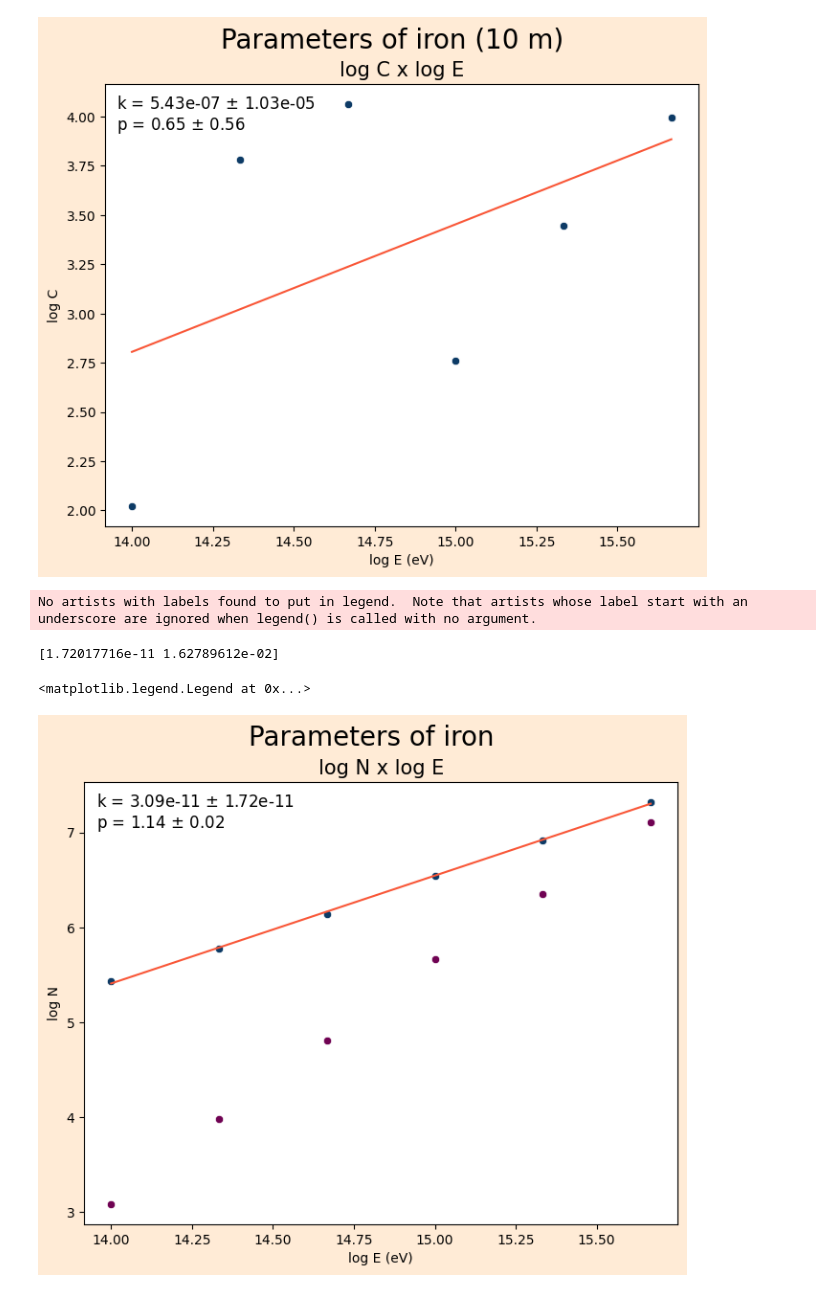
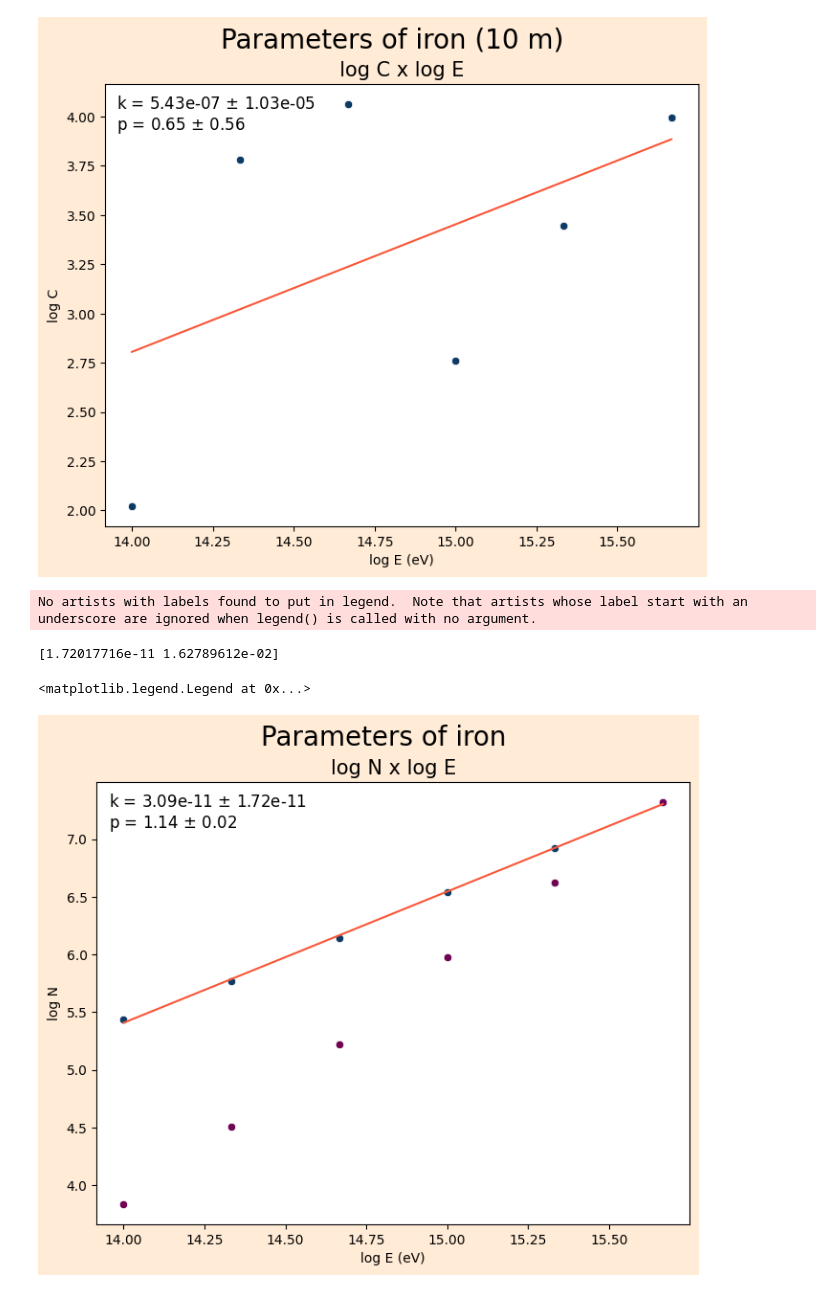
Before and after one commit to lucas-orfei/mestrado, a Jupyter notebook: parameters_10m.ipynb, the cells around one changed output. Drawn from its saved outputs; the diff is of its cells as text; code cells hidden in the pictures.

```diff
--- a/parameters_10m.ipynb
+++ b/parameters_10m.ipynb
@@ -146,7 +147,7 @@ a = [0.2577,0.5818,0.2917,0.4475,0.5048,0.561]
 b = [1.474,1.089,1.127,1.131,1.244,1.17]
 r0 = [2.58997e+04,953.2,1061,443.8,648.6,822,765.4]
 E = [1E14, 2.15E14, 4.64E14,1E15,2.15E15,4.64E15]
-D = [2.11947e-05,0.00608937,0.0763921,0.250482,1.73749,9.03232,54.1215]
+D = [4.44812e-05,0.00999383,0.10479,0.373978,2.42998,12.1496,68.2751]
 N_t = []
 N_s = []
 
@@ -371,7 +372,7 @@ shape: (6, 4)
 C = [48.24,148.9,419.5,2420,9926,7.903E4]
 r0 = [420.9,294.9,233.4,224.4, 287.3,474.6]
 E = [1E14, 2.15E14, 4.64E14,1E15,2.15E15,4.64E15]
-D = [0.0136873,0.0804352,0.265194,1.72513,5.66541,26.6964]
+D = [0.0223983,0.11818,0.4136,2.47644,8.05357,35.6098]
 N_t = []
 N_s = []
 
@@ -591,7 +592,8 @@ shape: (6, 4)
 C = [105.4,6027,1.161E4,574.5,2793,9926]
 r0 = [4509,7590,4947,387.2,373.6,304.8]
 E = [1E14, 2.15E14, 4.64E14,1E15,2.15E15,4.64E15]
-D = [0.000386369,0.00300455,0.0201856,0.14641,0.717294,4.04014]
+#D = [0.000386369,0.00300455,0.0201856,0.14641,0.717294,4.04014]
+D = [0.00219049,0.0103277,0.0524806,0.29863,1.33211,6.67157]
 N_t = []
 N_s = []
 
@@ -635,34 +637,34 @@ fig.suptitle('Parameters of iron', size = 20)
 
 ax.set_title('log N x log E', size = 15)
 ax.set_xlabel('log E (eV)')
 ax.set_ylabel('log N')
 ax.set_facecolor('white')
 
 
 sns.scatterplot(x = logE, y = logN, color = '#0D3B66', ax = ax)
 sns.scatterplot(x = logE, y = logN_s, color = '#700353', ax = ax)
 
 #Fit
 def power(x, k, p):
     return np.log10(k*x**p)
 
 initial_guess = [1,1]
 
 coefficients, cov = curve_fit(power, E, np.log10(N_t), p0=initial_guess)
 
 inc = np.sqrt(np.diag(cov))
 print(np.sqrt(np.diag(cov)))
 
 ax.plot(logE, power(E,*coefficients), color = '#F95738')
 
 ax.legend(title = 'k = {:.2e} $\pm$ {:.2e}\np = {:.2f} $\pm$ {:.2f}'
           .format(coefficients[0],inc[0],coefficients[1],inc[1]),
           title_fontsize = 12,facecolor = 'white', frameon = False)
 # %% [output]
 No artists with labels found to put in legend.  Note that artists whose label start with an underscore are ignored when legend() is called with no argument.
 [1.72017716e-11 1.62789612e-02]
 <matplotlib.legend.Legend at 0x...>
-[figure, old version]
+[figure, new version]
 # %%
 relative_error = abs((logN_s-logN))/logN
 
```
Also changed, not shown: parts of 8 cells of this notebook.
